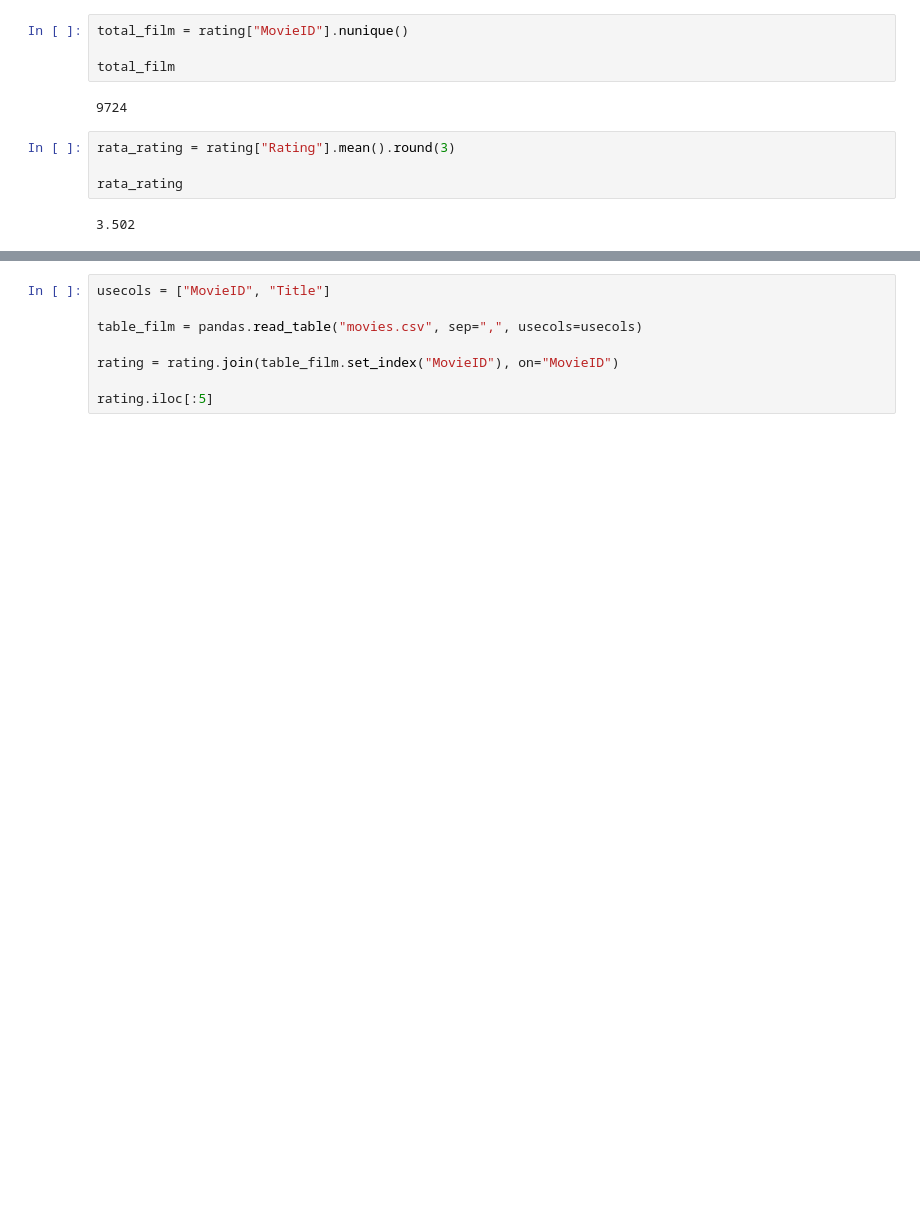
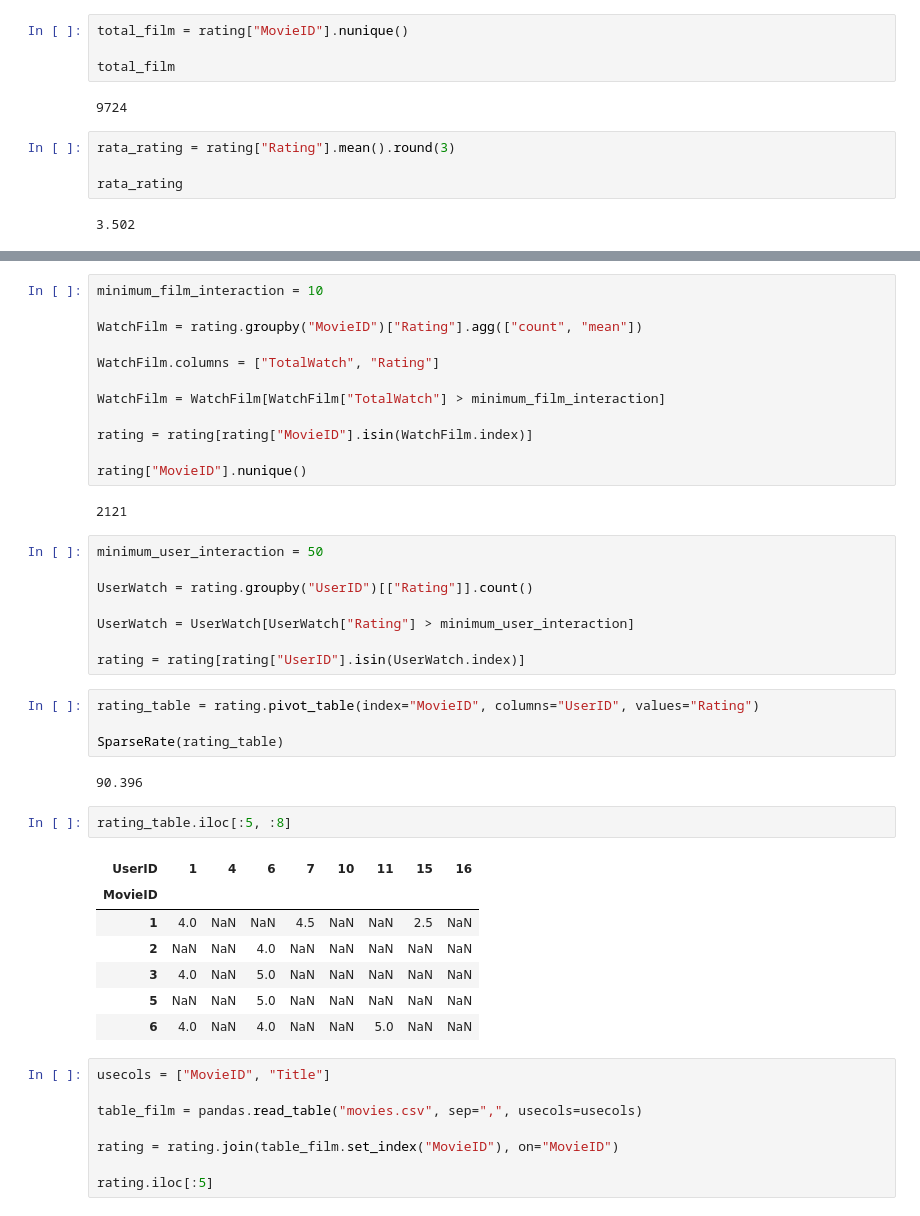
Before and after one commit to Intariteutututututu/Caesar, a Jupyter notebook: Lab 02.ipynb, the cells around one changed output, grey strips where cells are left out. Drawn from its saved outputs; the diff is of its cells as text; blank space fills up the shorter version.

```diff
--- a/Lab 02.ipynb
+++ b/Lab 02.ipynb
@@ -45,3 +53,41 @@ rata_rating
+# %%
+minimum_film_interaction = 10
+
+WatchFilm = rating.groupby("MovieID")["Rating"].agg(["count", "mean"])
+
+WatchFilm.columns = ["TotalWatch", "Rating"]
+
+WatchFilm = WatchFilm[WatchFilm["TotalWatch"] > minimum_film_interaction]
+
+rating = rating[rating["MovieID"].isin(WatchFilm.index)]
+
+rating["MovieID"].nunique()
+# %% [output]
+2121
+# %%
+minimum_user_interaction = 50
+
+UserWatch = rating.groupby("UserID")[["Rating"]].count()
+
+UserWatch = UserWatch[UserWatch["Rating"] > minimum_user_interaction]
+
+rating = rating[rating["UserID"].isin(UserWatch.index)]
+# %%
+rating_table = rating.pivot_table(index="MovieID", columns="UserID", values="Rating")
+
+SparseRate(rating_table)
+# %% [output]
+90.396
+# %%
+rating_table.iloc[:5, :8]
+# %% [output]
+| UserID | 1 | 4 | 6 | 7 | 10 | 11 | 15 | 16 |
+| MovieID |  |  |  |  |  |  |  |  |
+| 1 | 4.0 | NaN | NaN | 4.5 | NaN | NaN | 2.5 | NaN |
+| 2 | NaN | NaN | 4.0 | NaN | NaN | NaN | NaN | NaN |
+| 3 | 4.0 | NaN | 5.0 | NaN | NaN | NaN | NaN | NaN |
+| 5 | NaN | NaN | 5.0 | NaN | NaN | NaN | NaN | NaN |
+| 6 | 4.0 | NaN | 4.0 | NaN | NaN | 5.0 | NaN | NaN |
 # %%
 usecols = ["MovieID", "Title"]
 
```
Also changed, not shown: parts of 1 cell of this notebook.
